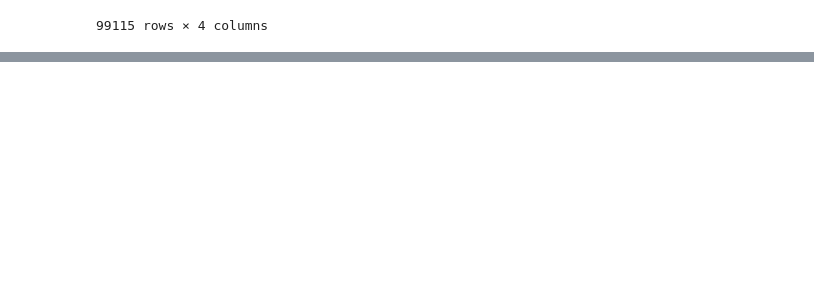
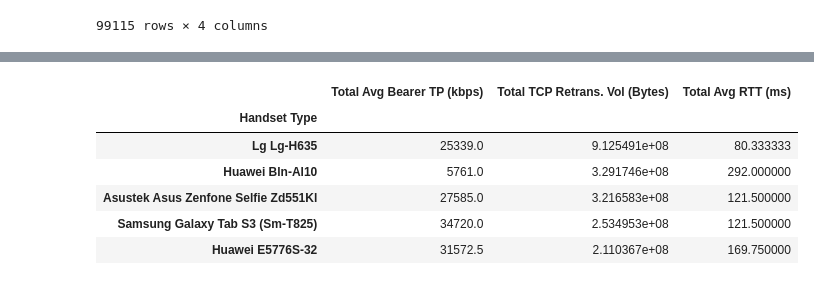
Before and after one commit to zelalemshiferaw/Telecommunication-Data-Analysis, a Jupyter notebook: notebooks/User Experience Analysis.ipynb, the cells around one changed output, grey strips where cells are left out. Saved outputs shown, nothing was run; the diff lists cells and outputs as text; code cells hidden in the pictures; blank space fills up the shorter version.

```diff
--- a/notebooks/User Experience Analysis.ipynb
+++ b/notebooks/User Experience Analysis.ipynb
@@ -105,0 +269,3 @@ tellco_exprience_df1
+# %%
+handset_type_exprience_df = telecom_exprience_df.groupby('Handset Type').agg({'Total Avg Bearer TP (kbps)': 'mean', 'Total TCP Retrans. Vol (Bytes)': 'mean','Total Avg RTT (ms)': "mean"}) #.mean()
+handset_type_exprience_df #.sort_values(by='Total Avg Bearer TP (kbps)', ascending=False).head()
@@ -105,0 +287,12 @@ tellco_exprience_df1
+# %%
+
+#average TCP retransmission view per handset type
+handset_type_exprience_df.sort_values('Total TCP Retrans. Vol (Bytes)', ascending=False).head()
+# %% [output]
+|  | Total Avg Bearer TP (kbps) | Total TCP Retrans. Vol (Bytes) | Total Avg RTT (ms) |
+| Handset Type |  |  |  |
+| Lg Lg-H635 | 25339.0 | 9.125491e+08 | 80.333333 |
+| Huawei Bln-Al10 | 5761.0 | 3.291746e+08 | 292.000000 |
+| Asustek Asus Zenfone Selfie Zd551Kl | 27585.0 | 3.216583e+08 | 121.500000 |
+| Samsung Galaxy Tab S3 (Sm-T825) | 34720.0 | 2.534953e+08 | 121.500000 |
+| Huawei E5776S-32 | 31572.5 | 2.110367e+08 | 169.750000 |
```
Also changed, not shown: parts of 13 cells of this notebook.
